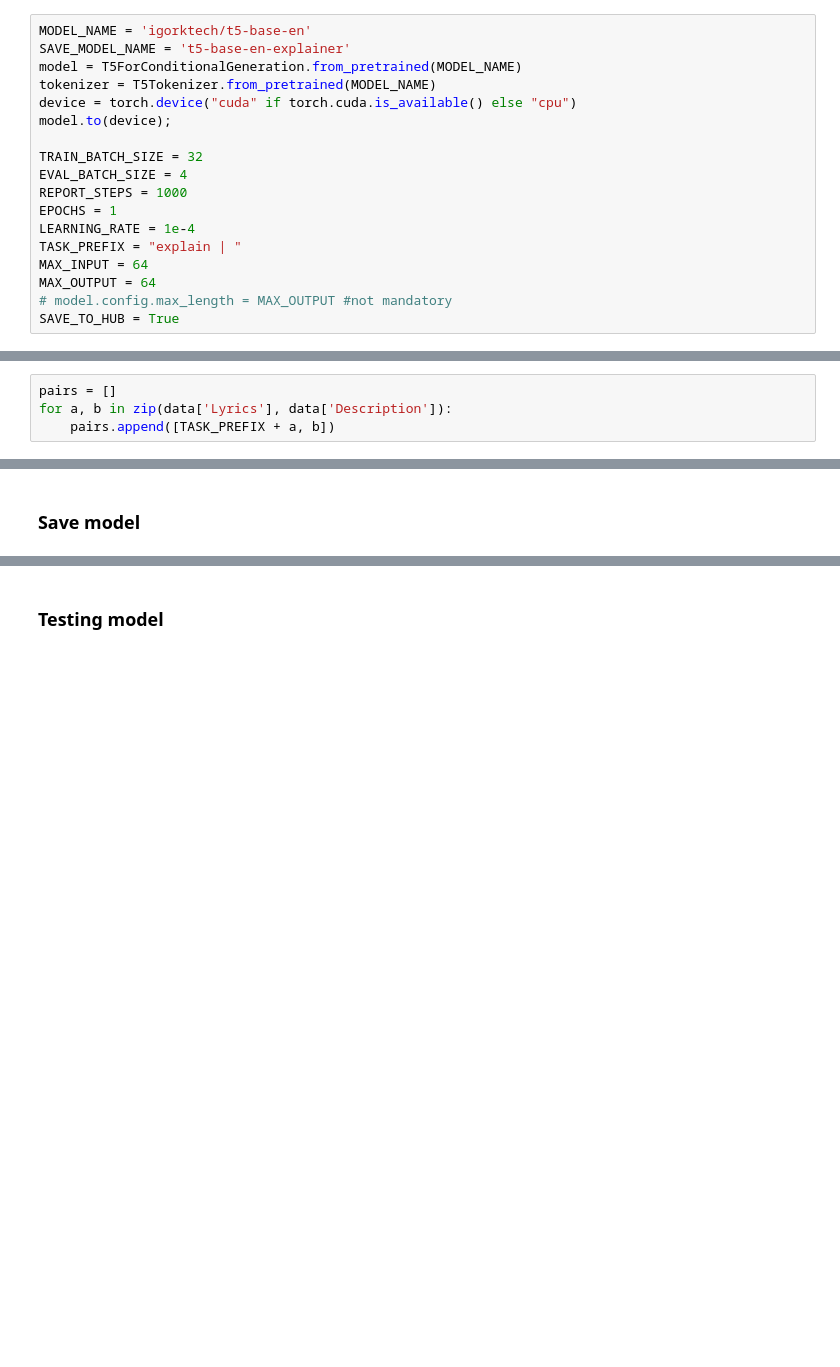
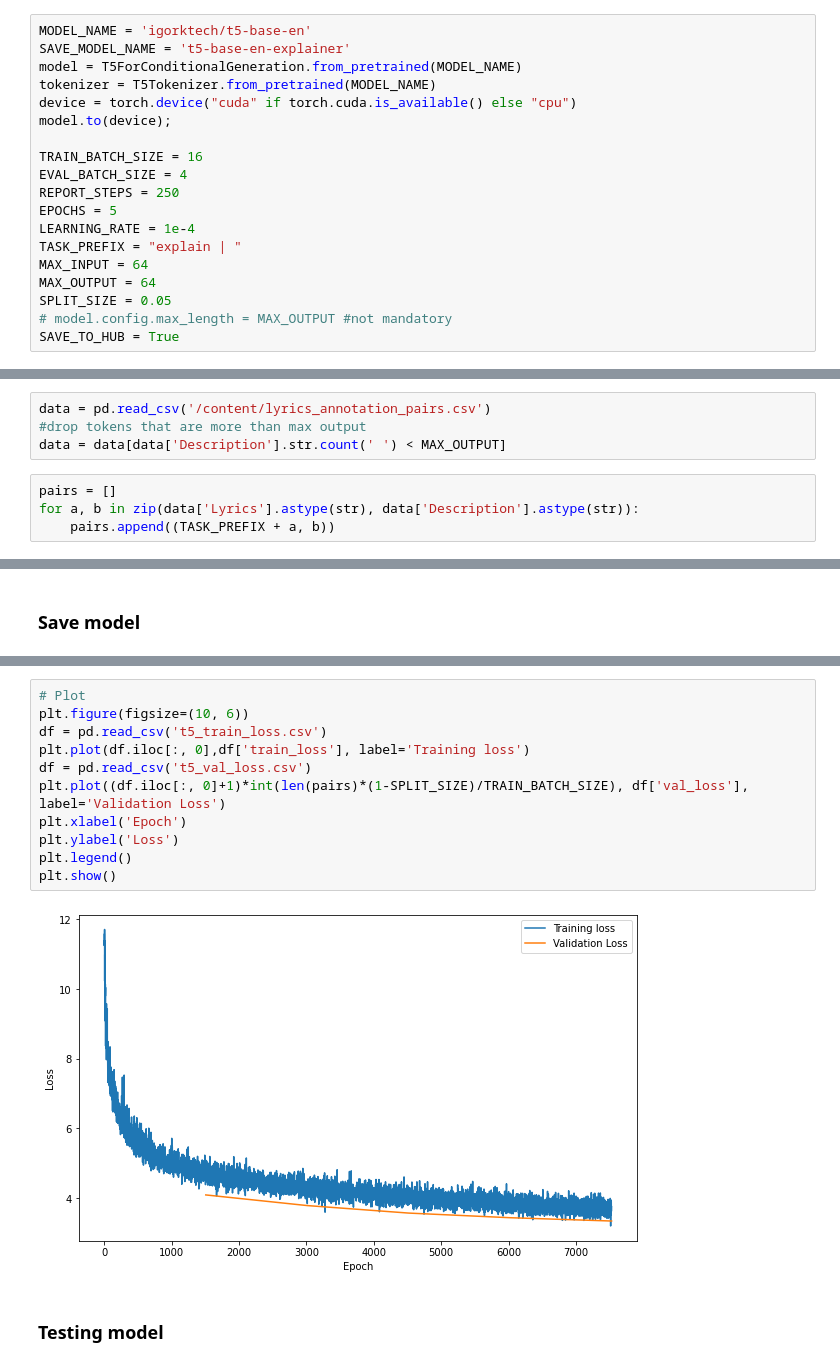
Before and after one commit to igorktech/lyrics-sentiment-analysis, a Jupyter notebook: lyrics_sentiment_analysis.ipynb, the cells around one changed output, grey strips where cells are left out. Drawn from its saved outputs; the diff is of its cells as text; blank space fills up the shorter version.

Commit message:
upd(main): update model training

```diff
--- a/lyrics_sentiment_analysis.ipynb
+++ b/lyrics_sentiment_analysis.ipynb
@@ -441,13 +463,14 @@ tokenizer = T5Tokenizer.from_pretrained(MODEL_NAME)
 device = torch.device("cuda" if torch.cuda.is_available() else "cpu")
 model.to(device);
 
-TRAIN_BATCH_SIZE = 32
+TRAIN_BATCH_SIZE = 16
 EVAL_BATCH_SIZE = 4
-REPORT_STEPS = 1000
-EPOCHS = 1
+REPORT_STEPS = 250
+EPOCHS = 5
 LEARNING_RATE = 1e-4
 TASK_PREFIX = "explain | "
 MAX_INPUT = 64
 MAX_OUTPUT = 64
+SPLIT_SIZE = 0.05
 # model.config.max_length = MAX_OUTPUT #not mandatory
 SAVE_TO_HUB = True
@@ -470,7 +509,11 @@ data = pd.read_csv('lyrics_annotation_pairs.csv')
+# %%
+data = pd.read_csv('/content/lyrics_annotation_pairs.csv')
+#drop tokens that are more than max output
+data = data[data['Description'].str.count(' ') < MAX_OUTPUT]
 # %%
 pairs = []
-for a, b in zip(data['Lyrics'], data['Description']):
-    pairs.append([TASK_PREFIX + a, b])
+for a, b in zip(data['Lyrics'].astype(str), data['Description'].astype(str)):
+    pairs.append((TASK_PREFIX + a, b))
 # %%
 print(len(pairs))
 # %% [output]
@@ -557,3 +662,16 @@ tokenizer.save_pretrained(SAVE_MODEL_NAME)
+# %%
+# Plot
+plt.figure(figsize=(10, 6))
+df = pd.read_csv('t5_train_loss.csv')
+plt.plot(df.iloc[:, 0],df['train_loss'], label='Training loss')
+df = pd.read_csv('t5_val_loss.csv')
+plt.plot((df.iloc[:, 0]+1)*int(len(pairs)*(1-SPLIT_SIZE)/TRAIN_BATCH_SIZE), df['val_loss'], label='Validation Loss')
+plt.xlabel('Epoch')
+plt.ylabel('Loss')
+plt.legend()
+plt.show()
+# %% [output]
+[figure, added]
 # %% [markdown]
 ### Testing model
 # %%
```
Also changed, not shown: parts of 24 cells of this notebook, 3 other files.
